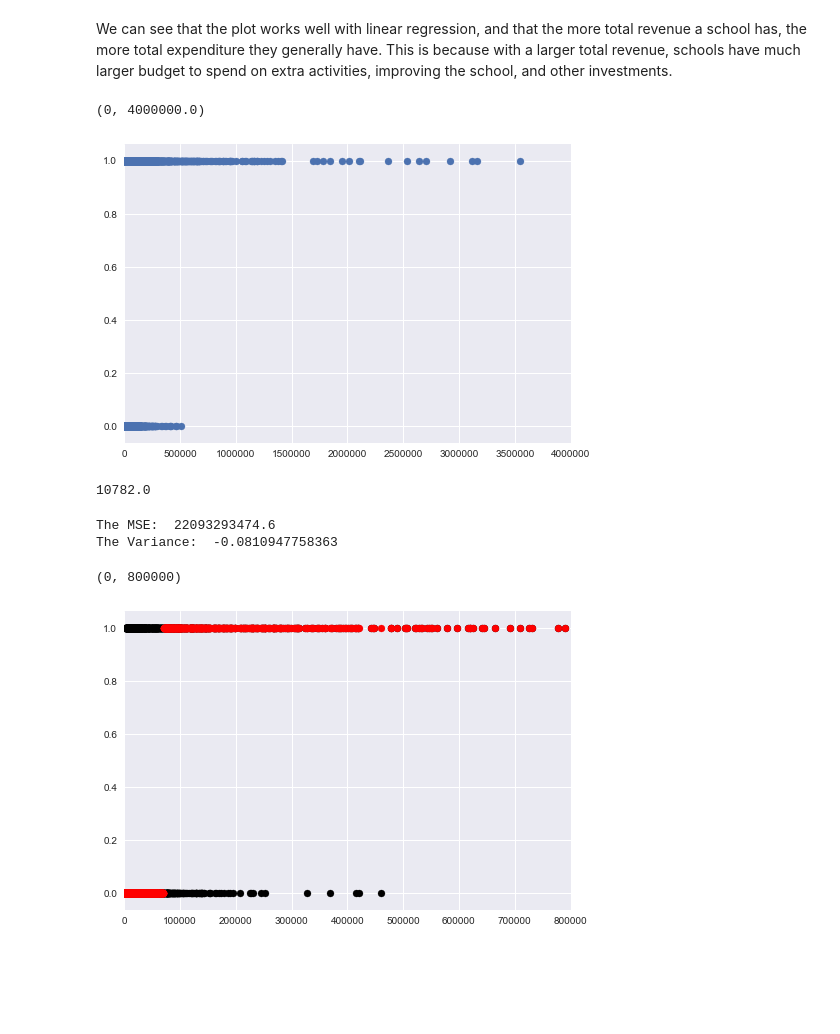
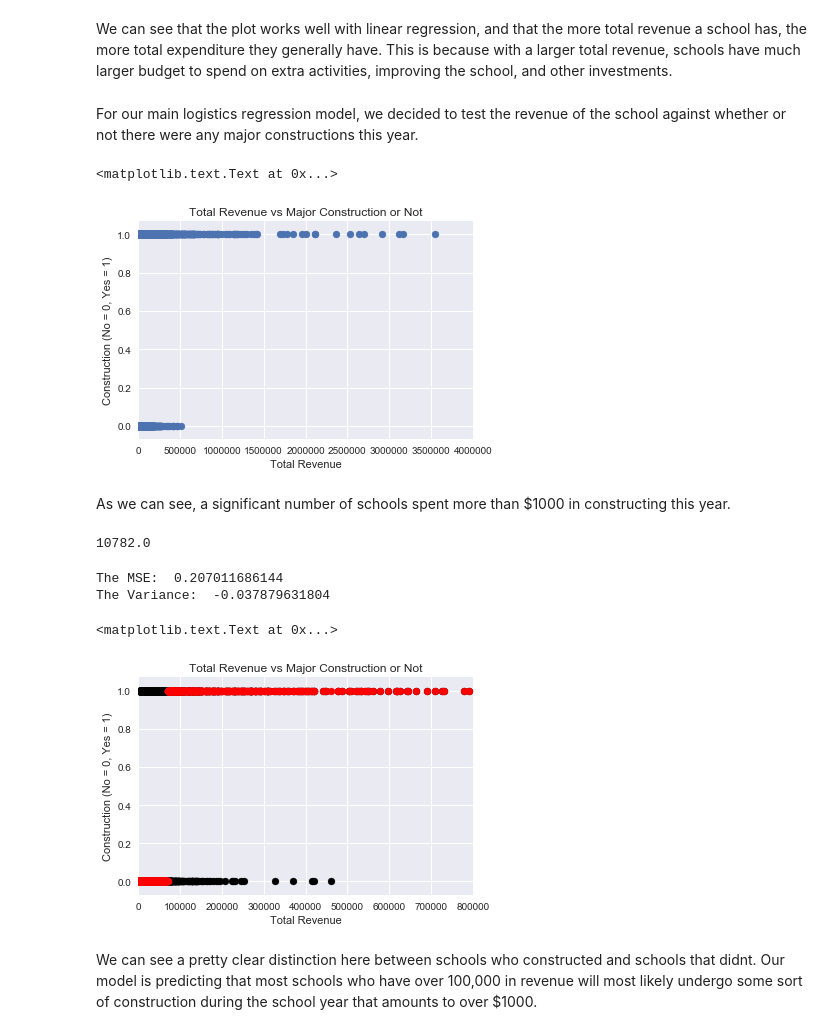
Before and after one commit to chao-norman/DSD-Data-Cleaning-and-Visualization, a Jupyter notebook: Code/School District Data Analysis.ipynb, the cells around one changed output. Cells and saved outputs as stored; diff of their text form; code cells hidden in the pictures; blank space fills up the shorter version.

```diff
--- a/Code/School District Data Analysis.ipynb
+++ b/Code/School District Data Analysis.ipynb
@@ -50,7 +52,9 @@ SchoolFinance.head()
 5 rows × 141 columns
 # %%
 # Picking out data columns that we want to examine
-SchoolFinanceShort = SchoolFinance[['STATE', 'NAME', 'TOTALREV', 'TOTALEXP', 'Z32', 'Z34', '_19H', 'TCURINST', 'TCURSSVC', 'TFEDREV', 'TSTREV', 'TLOCREV', 'F12']]
+SchoolFinanceShort = SchoolFinance[['STATE', 'NAME', 'TOTALREV', 'TOTALEXP',
+                                    'Z32', 'Z34', '_19H', 'TCURINST', 'TCURSSVC',
+                                    'TFEDREV', 'TSTREV', 'TLOCREV', 'F12']]
 
 # What each column represents:
 # STATE - Location of School
@@ -67,9 +71,11 @@ SchoolFinanceShort = SchoolFinance[['STATE', 'NAME', 'TOTALREV', 'TOTALEXP', 'Z3
 # TLOCREV - LOCALREV - Total revenue from local sources
 # F12 - CNST - Construction
 # %%
-# Changing column titles appropriately and print head of shortened dataset before cleaning
-SchoolFinanceShort.columns = ['STATE', 'NAME', 'TOTALREV', 'TOTALEXP', 'TOTALSAL', 'TOTALBEN',
-                              'DEBTOUT', 'TOTALINST', 'TOTALSUP', 'FEDREV', 'STATEREV', 'LOCALREV', 'CNST']
+# Changing column titles appropriately and print head of shortened
+# dataset before cleaning
+SchoolFinanceShort.columns = ['STATE', 'NAME', 'TOTALREV', 'TOTALEXP', 'TOTALSAL',
+                              'TOTALBEN', 'DEBTOUT', 'TOTALINST', 'TOTALSUP',
+                              'FEDREV', 'STATEREV', 'LOCALREV', 'CNST']
 SchoolFinanceShort.head()
 # %% [output]
 |  | STATE | NAME | TOTALREV | TOTALEXP | TOTALSAL | TOTALBEN | DEBTOUT | TOTALINST | TOTALSUP | FEDREV | ... |
@@ -307,7 +344,10 @@ plt.ylabel("Total Expenditures (Dollars)")
 # %% [markdown]
 We can see that the plot works well with linear regression, and that the more total revenue a school has, the more total expenditure they generally have. This is because with a larger total revenue, schools have much larger budget to spend on extra activities, improving the school, and other investments.
+# %% [markdown]
+For our main logistics regression model, we decided to test the revenue of the school against whether or not there were any major constructions this year.
 # %%
-#variable for wether or not a significant amount of land was purchased
+# variable for wether or not there was any significant
+# constructions this school year.
 constructed= []
 for x in SchoolFinanceShort.CNST:
     if x > 1000:
@@ -315,22 +355,29 @@ for x in SchoolFinanceShort.CNST:
     else:
         constructed.append(0)
 constructed = pd.DataFrame(constructed)
-#print(debt_increased)
+
 plt.scatter(SchoolFinanceShort.TOTALREV, constructed)
 plt.xlim(0,0.4e7)
+plt.title("Total Revenue vs Major Construction or Not")
+plt.xlabel("Total Revenue")
+plt.ylabel("Construction (No = 0, Yes = 1)")
 # %% [output]
-(0, 4000000.0)
+<matplotlib.text.Text at 0x...>
-[figure, old version]
+[figure, new version]
+# %% [markdown]
+As we can see, a significant number of schools spent more than $1000 in constructing this year.
 # %%
-#Seperate into train and validation
+# Seperating into training and validation sets
+
 # We'll use a 75-25 split.
-# We need our x-axis to be a 2D array
+# We need our x-axis to be a 2D array.
+# Our y-axis is already a 1D array like it should be.
 print(len(SchoolFinanceShort.TOTALREV)*0.75) #10782
 rev_train = SchoolFinanceShort["TOTALREV"][0: 10782]
 rev_valid = SchoolFinanceShort["TOTALREV"][10782:]
 
-plnd_train = purchased_land[0: 10782]
-plnd_valid = purchased_land[10782:]
+CNST_train = constructed[0: 10782]
+CNST_valid = constructed[10782:]
 
 # Reshaping the exp arrays
 rev_train = rev_train.reshape(-1, 1)
@@ -338,26 +385,31 @@ rev_valid = rev_valid.reshape(-1, 1)
 # %% [output]
 10782.0
 # %%
-# Creating the linear regression object
+# Creating the logistic regression object
 regression = linear_model.LogisticRegression()
 
 # Training model using the training sets
-regression.fit(rev_train, plnd_train)
+regression.fit(rev_train, CNST_train)
 
 # Making predictions using the testing set
-plnd_pred = regression.predict(rev_valid)
+CNST_pred = regression.predict(rev_valid)
 
 # What is our mean squared error?
-print("The MSE: ", mean_squared_error(debt_valid, debt_pred))
+print("The MSE: ", mean_squared_error(CNST_valid, CNST_pred))
 
 # What is our variance?
-print("The Variance: ", r2_score(debt_valid, debt_pred))
+print("The Variance: ", r2_score(CNST_valid, CNST_pred))
 
-plt.scatter(rev_valid, plnd_valid, color='black')
-plt.scatter(rev_valid, plnd_pred, color='red')
+plt.scatter(rev_valid, CNST_valid, color='black')
+plt.scatter(rev_valid, CNST_pred, color='red')
 plt.xlim(0,800000)
+plt.title("Total Revenue vs Major Construction or Not")
+plt.xlabel("Total Revenue")
+plt.ylabel("Construction (No = 0, Yes = 1)")
 # %% [output]
-The MSE:  22093293474.6
-The Variance:  -0.0810947758363
+The MSE:  0.207011686144
+The Variance:  -0.037879631804
-(0, 800000)
+<matplotlib.text.Text at 0x...>
-[figure, old version]
+[figure, new version]
+# %% [markdown]
+We can see a pretty clear distinction here between schools who constructed and schools that didnt. Our model is predicting that most schools who have over 100,000 in revenue will most likely undergo some sort of construction during the school year that amounts to over $1000.
```
Also changed, not shown: parts of 19 cells of this notebook.
